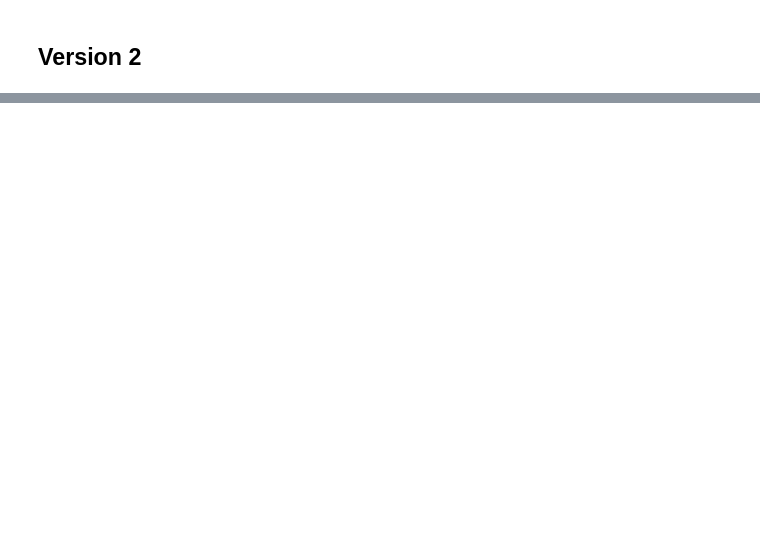
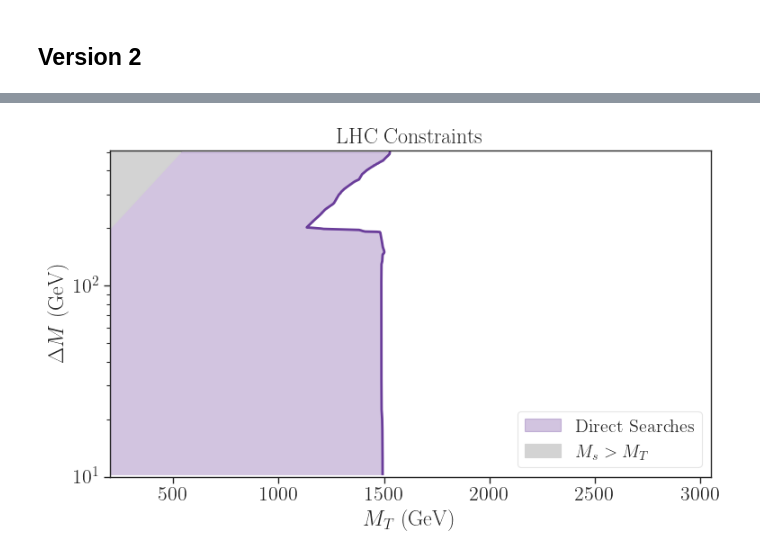
Before and after one commit to viniciusrocca/EFT_ToyModel, a Jupyter notebook: Recast_CMS/plots-AllExclusions.ipynb, the cells around one changed output, grey strips where cells are left out. Drawn from its saved outputs; the diff is of its cells as text; code cells hidden in the pictures; blank space fills up the shorter version.

```diff
--- a/Recast_CMS/plots-AllExclusions.ipynb
+++ b/Recast_CMS/plots-AllExclusions.ipynb
@@ -204,0 +227,46 @@ plt.show()
+# %%
+# Select contour values:
+colors = sns.color_palette('Paired')
+plots = {
+         'Direct Searches' : {'contour' : 0.67, 'dataDict' : directDict, 'label' : 'Direct Searches', 'textLabel' : None,
+                              'fill' : True, 'linestyle' : 'solid', 'color' : sns.color_palette('Paired')[9]},
+
+         }
+# %%
+fig = plt.figure(figsize=(8,5))
+
+for p,pInfo in plots.items():
+    data = pInfo['dataDict'][pInfo['contour']]
+    x = data['mPsiT_GeV']
+    y = data['deltaM_GeV']
+    # if any(x > 450.):
+        # y = y[x>450.]
+        # x = x[x>450.]
+    label = pInfo['label']
+    txtLabel = pInfo['textLabel']
+    l, = plt.plot(x,y,linewidth=2,color=pInfo['color'],linestyle=pInfo['linestyle'])
+    if txtLabel:
+        label_line(fig,l, txtLabel, near_y=60.,
+                rotation=87.,fontsize=16,
+                xmin=200.,offset=(pInfo['textoffset'],0.),boxalpha=0.0)
+
+    if pInfo['fill']:
+        plt.fill_betweenx(y,x,200,alpha=0.3,color=pInfo['color'], label =pInfo['label'])
+
+
+plt.fill_betweenx([200.,600.],[200.,600.],color='lightgray',alpha=1.0, label = r'$M_s > M_{T}$')
+# plt.text(210.,400.,r'$m_T < m_{\chi}$',fontsize=17)
+plt.hlines(y=10.,xmin=0.,xmax=2000.,colors='white',linewidth=3)
+
+plt.legend(loc= 'lower right',fontsize=14.5,framealpha=0.5)
+plt.yscale('log')
+plt.xlabel(r'$M_{T}$ (GeV)')
+plt.ylabel(r'$\Delta M$ (GeV)')
+plt.xlim(200,3050)
+plt.ylim(10,510)
+plt.title('LHC Constraints')
+plt.tight_layout()
+plt.savefig('Direct_Exclusions_.png')
+plt.show()
+# %% [output]
+[figure, added]
```
Also changed, not shown: parts of 5 cells of this notebook, 11 other files.
